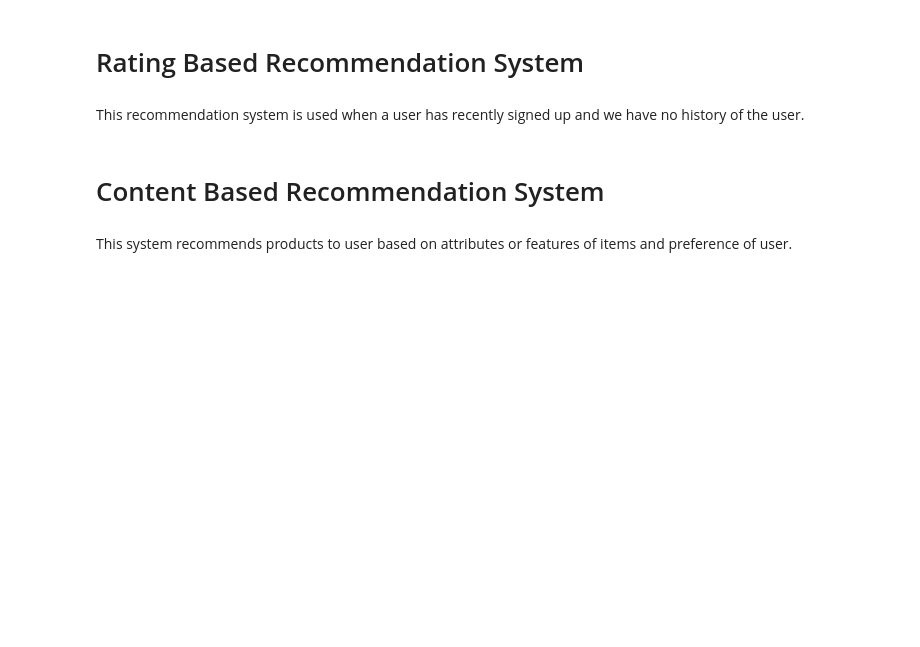
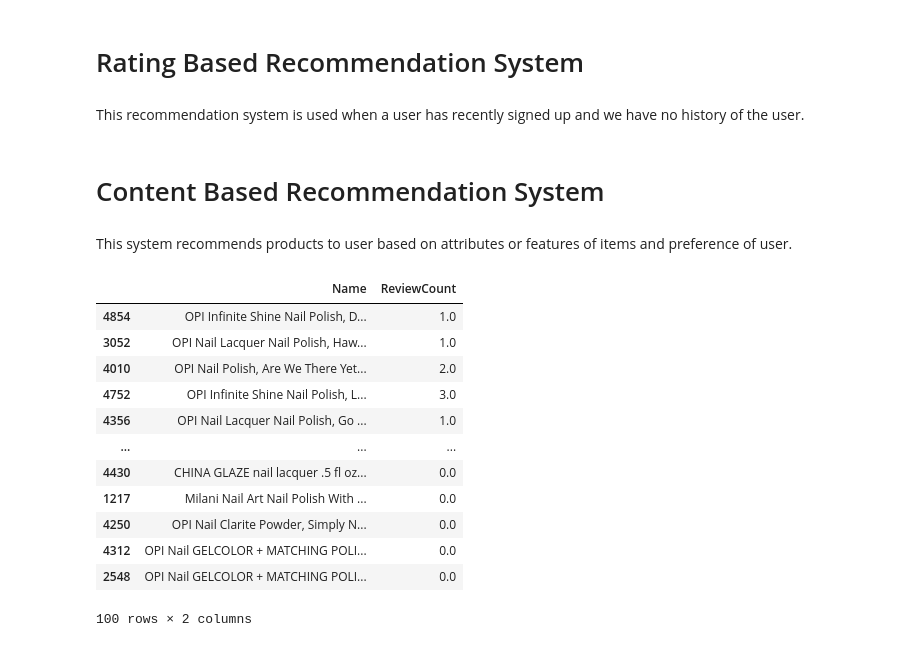
Before and after one commit to baelthebard42/Recommendation-System, a Jupyter notebook: recommendation.ipynb, the cells around one changed output. Drawn from its saved outputs; the diff is of its cells as text; code cells hidden in the pictures; blank space fills up the shorter version.

Commit message:
content based recommendation added

```diff
--- a/recommendation.ipynb
+++ b/recommendation.ipynb
@@ -162,3 +162,52 @@ rating_based_recomm = top_rated_items.head(10)
 # Content Based Recommendation System
 # %% [markdown]
 This system recommends products to user based on attributes or features of items and preference of user.
+# %%
+# item_name is the name of the product the user previously searched for
+
+def content_based_recommendation(train_data, item_name, number_items):
+
+ if item_name not in train_data['Name'].values:
+  print(f"{item_name} does't exist in training data")
+  return pd.DataFrame()
+
+
+ tfidf_vectorizer = TfidfVectorizer(stop_words='english')
+ tfidf_matrix_content = tfidf_vectorizer.fit_transform(train_data['Tags'])
+
+
+ cosine_similarities_content = cosine_similarity(tfidf_matrix_content, tfidf_matrix_content)
+
+
+ index_of_name =   train_data[train_data['Name'] == item_name].index[0]
+
+ # this gives us the array of all the cosine similarities between the searched product and all other products including itself
+ similar_items = list(enumerate(cosine_similarities_content[index_of_name]))
+
+ similar_items = sorted(similar_items, key=lambda x: x[1], reverse=True) # sorting based on how similar the products are
+
+ top_similar_items = similar_items[1:number_items+1]
+
+ top_items_indices = [x[0] for x in top_similar_items] # since each data is in form of tuple as (index, similarity)
+
+ final_result = train_data.iloc[top_items_indices][['Name', 'ReviewCount' ]]
+
+ return final_result
+
+
+# example
+content_based_recommendation(train_data=train_data, item_name='OPI Infinite Shine, Nail Lacquer Nail Polish, Bubble Bath', number_items=100)
+# %% [output]
+|  | Name | ReviewCount |
+| 4854 | OPI Infinite Shine Nail Polish, D... | 1.0 |
+| 3052 | OPI Nail Lacquer Nail Polish, Haw... | 1.0 |
+| 4010 | OPI Nail Polish, Are We There Yet... | 2.0 |
+| 4752 | OPI Infinite Shine Nail Polish, L... | 3.0 |
+| 4356 | OPI Nail Lacquer Nail Polish, Go ... | 1.0 |
+| ... | ... | ... |
+| 4430 | CHINA GLAZE nail lacquer .5 fl oz... | 0.0 |
+| 1217 | Milani Nail Art Nail Polish With ... | 0.0 |
+| 4250 | OPI Nail Clarite Powder, Simply N... | 0.0 |
+| 4312 | OPI Nail GELCOLOR + MATCHING POLI... | 0.0 |
+| 2548 | OPI Nail GELCOLOR + MATCHING POLI... | 0.0 |
+100 rows × 2 columns
```
Also changed, not shown: parts of 2 cells of this notebook.
